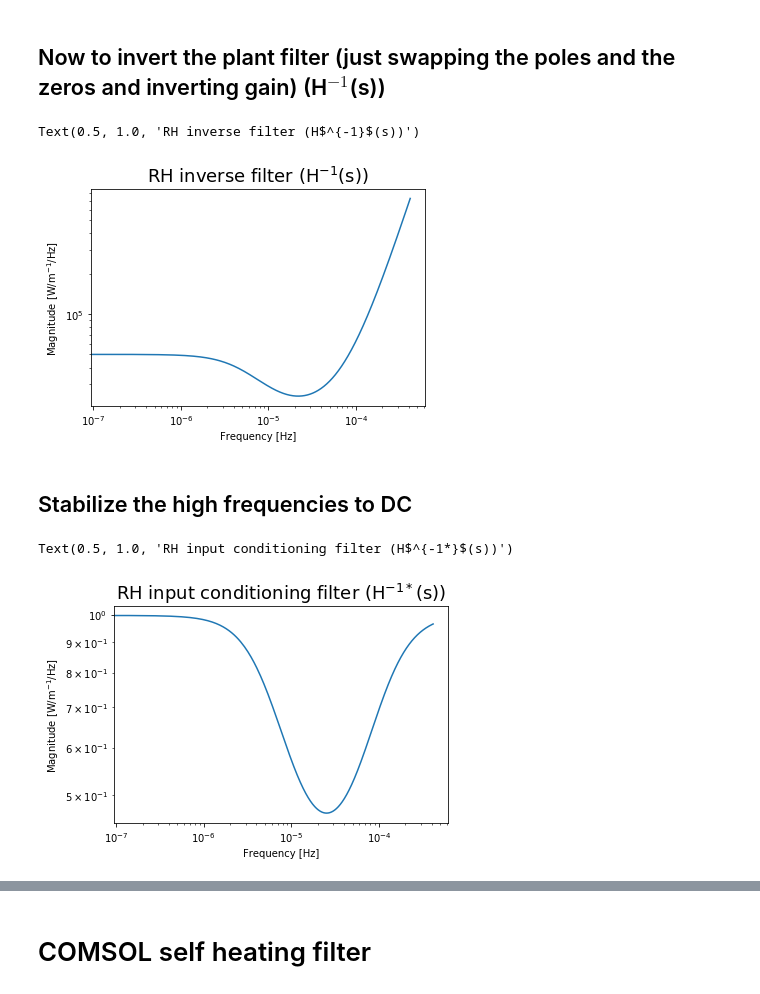
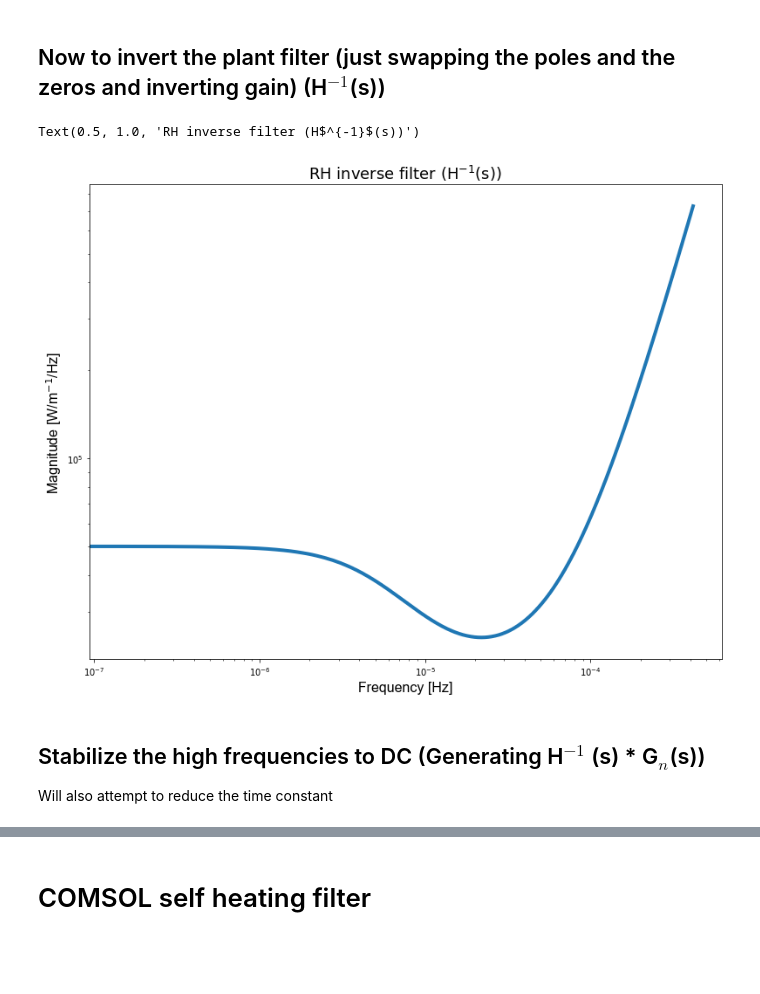
Before and after one commit to dancvan/IRHF, a Jupyter notebook: code/IRHF_w_self_heating.ipynb, the cells around one changed output, grey strips where cells are left out. Drawn from its saved outputs; the diff is of its cells as text; code cells hidden in the pictures; blank space fills up the shorter version.

```diff
--- a/code/IRHF_w_self_heating.ipynb
+++ b/code/IRHF_w_self_heating.ipynb
@@ -5,6 +5,12 @@ import matplotlib.pyplot as plt
 import numpy as np
 from scipy import signal
 import h5py
+# %%
+## Plotting fonts
+lin_thickness=4
+title_font = {'fontname':'Arial', 'size':'30', 'color':'black', 'weight':'normal',
+              'verticalalignment':'bottom'} # Bottom vertical alignment for more space
+axis_font = {'fontname':'Arial', 'size':'30'}
 # %% [markdown]
 # RH FILTER
 # %% [markdown]
@@ -84,22 +90,14 @@ model_zpk = signal.ZerosPolesGain(fit_zeros, fit_poles,k_new)
 # %%
 inv_model = signal.ZerosPolesGain(fit_poles, fit_zeros,1/k_new)
 F_3, H_3 = signal.freqresp(inv_model, F*(Fs/2.0))
-plt.loglog(F_3/(2*np.pi), abs(H_3), label='Fitted zpk Filter')
-plt.ylabel('Magnitude [W/m$^{-1}$/Hz]')
-plt.xlabel('Frequency [Hz]')
+fig4 = plt.figure(figsize=(13,10))
+plt.loglog(F_3/(2*np.pi), abs(H_3), label='Fitted zpk Filter',linewidth=lin_thickness)
+plt.ylabel('Magnitude [W/m$^{-1}$/Hz]',**axis_font)
+plt.xlabel('Frequency [Hz]',**axis_font)
 plt.title('RH inverse filter (H$^{-1}$(s))',FontSize=18)
 # %% [output]
 Text(0.5, 1.0, 'RH inverse filter (H$^{-1}$(s))')
-[figure, old version]
+[figure, new version]
 # %% [markdown]
-## Stabilize the high frequencies to DC
+## Stabilize the high frequencies to DC (Generating H$^{-1}$ (s) * G$_{n}$(s))
+Will also attempt to reduce the time constant
-# %%
-rh_input_filter = signal.ZerosPolesGain(fit_poles, [fit_zeros,-2.0*np.pi*.0001113129672, -2.0*np.pi*.0001113129672],1)
-F_4, H_4 = signal.freqresp(rh_input_filter,F*(Fs/2.0))
-plt.loglog(F_4/(2*np.pi), abs(H_4), label='Fitted zpk Filter')
-plt.ylabel('Magnitude [W/m$^{-1}$/Hz]')
-plt.xlabel('Frequency [Hz]')
-plt.title('RH input conditioning filter (H$^{-1*}$(s))',FontSize=18)
-# %% [output]
-Text(0.5, 1.0, 'RH input conditioning filter (H$^{-1*}$(s))')
-[figure, removed]
```
Also changed, not shown: parts of 26 cells of this notebook.
